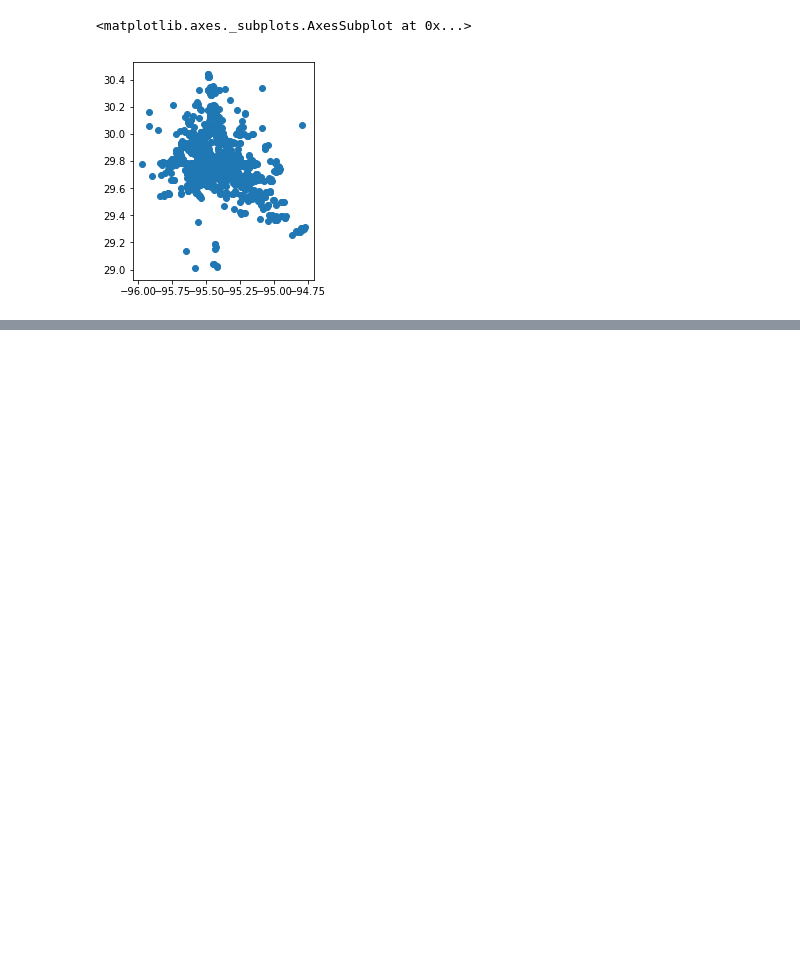
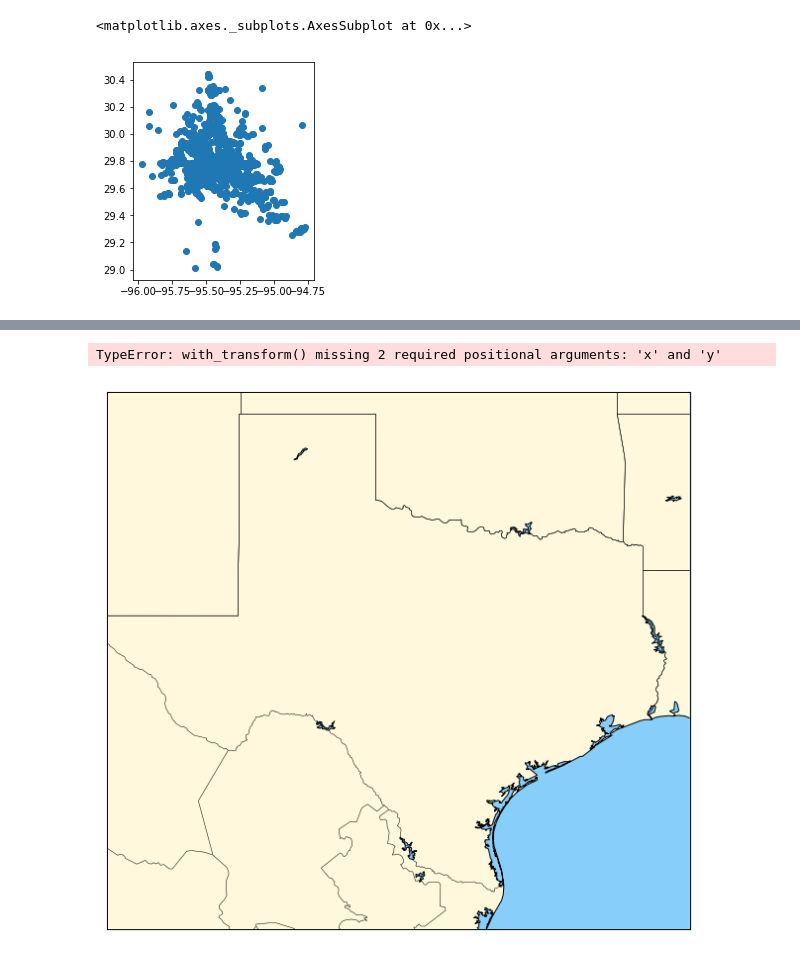
Before and after one commit to jkang1643/GIS, a Jupyter notebook: GIS Mapping.ipynb, the cells around one changed output, grey strips where cells are left out. Cells and saved outputs as stored; diff of their text form; code cells hidden in the pictures; blank space fills up the shorter version.

```diff
--- a/GIS Mapping.ipynb
+++ b/GIS Mapping.ipynb
@@ -80,0 +94,28 @@ realestatelocations.plot()
+# %%
+from mpl_toolkits.basemap import Basemap
+import shapely
+import numpy as np
+water = 'lightskyblue'
+earth = 'cornsilk'
+
+juneau_lon, juneau_lat = -98, 29
+
+fig, ax1 = plt.subplots(figsize=(12, 10))
+mm = Basemap(
+    width=600000, height=400000,
+    resolution='i',
+    projection='cyl',
+    ellps='WGS84',
+    llcrnrlon=-106., llcrnrlat=25.,
+    urcrnrlon=-93, urcrnrlat=37.)
+
+mask = mm.drawlsmask()
+coast = mm.drawcoastlines()
+state = mm.drawstates()
+continents = mm.fillcontinents(
+    color=earth,
+    lake_color=water)
+bound= mm.drawmapboundary(fill_color=water)
+countries = mm.drawcountries()
+juneau = mm.plot(ax=ax, color='purple', zorder=10)
+# %% [output]
@@ -80,0 +123,2 @@ realestatelocations.plot()
+TypeError: with_transform() missing 2 required positional arguments: 'x' and 'y'
+[figure, added]
```
Also changed, not shown: parts of 7 cells of this notebook, 4 other files.
